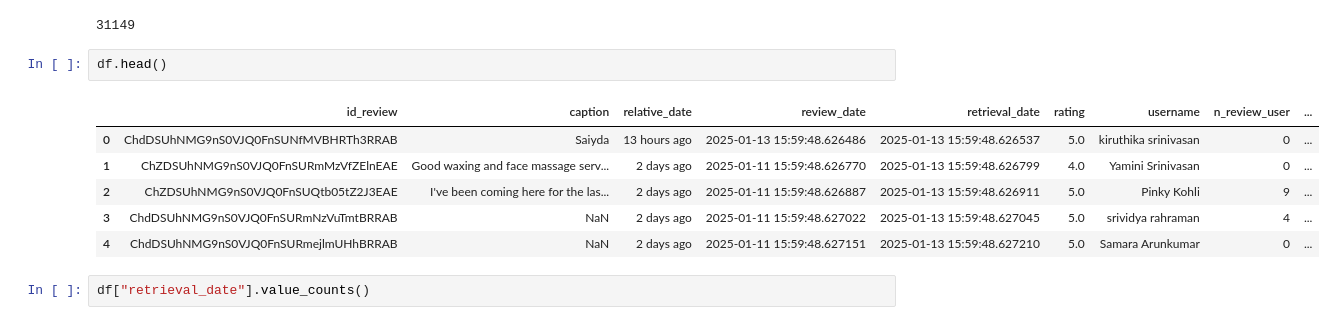
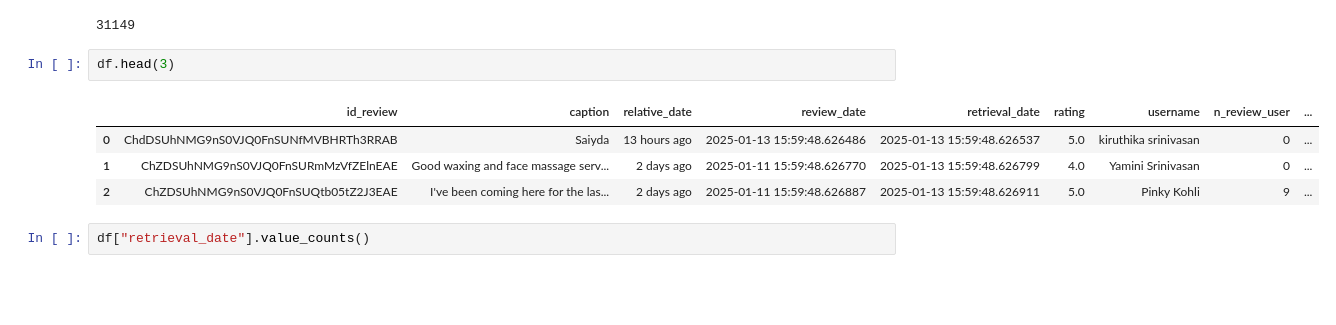
Before and after one commit to madhuqmar/kram-feedbackai, a Jupyter notebook: Step_3_genai_sentiment_analysis.ipynb, the cells around one changed output. Saved outputs shown, nothing was run; the diff lists cells and outputs as text; blank space fills up the shorter version.

```diff
--- a/Step_3_genai_sentiment_analysis.ipynb
+++ b/Step_3_genai_sentiment_analysis.ipynb
@@ -17,14 +17,12 @@ len(df)
 # %% [output]
 31149
 # %%
-df.head()
+df.head(3)
 # %% [output]
 |  | id_review | caption | relative_date | review_date | retrieval_date | rating | username | n_review_user | ... |
 | 0 | ChdDSUhNMG9nS0VJQ0FnSUNfMVBHRTh3RRAB | Saiyda | 13 hours ago | 2025-01-13 15:59:48.626486 | 2025-01-13 15:59:48.626537 | 5.0 | kiruthika srinivasan | 0 | ... |
 | 1 | ChZDSUhNMG9nS0VJQ0FnSURmMzVfZElnEAE | Good waxing and face massage serv... | 2 days ago | 2025-01-11 15:59:48.626770 | 2025-01-13 15:59:48.626799 | 4.0 | Yamini Srinivasan | 0 | ... |
 | 2 | ChZDSUhNMG9nS0VJQ0FnSUQtb05tZ2J3EAE | I've been coming here for the las... | 2 days ago | 2025-01-11 15:59:48.626887 | 2025-01-13 15:59:48.626911 | 5.0 | Pinky Kohli | 9 | ... |
-| 3 | ChdDSUhNMG9nS0VJQ0FnSURmNzVuTmtBRRAB | NaN | 2 days ago | 2025-01-11 15:59:48.627022 | 2025-01-13 15:59:48.627045 | 5.0 | srividya rahraman | 4 | ... |
-| 4 | ChdDSUhNMG9nS0VJQ0FnSURmejlmUHhBRRAB | NaN | 2 days ago | 2025-01-11 15:59:48.627151 | 2025-01-13 15:59:48.627210 | 5.0 | Samara Arunkumar | 0 | ... |
 # %%
 df["retrieval_date"].value_counts()
 # %% [output]
```
Also changed, not shown: parts of 16 cells of this notebook, 3 other files.
